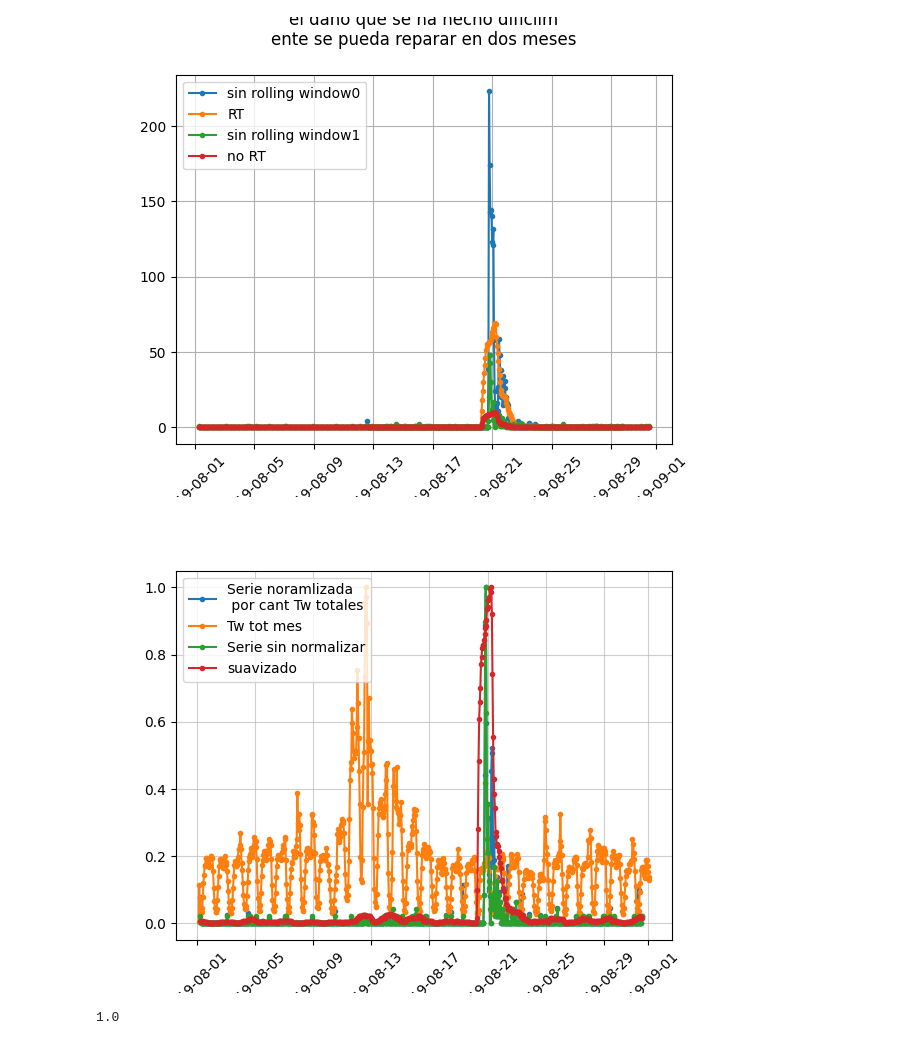
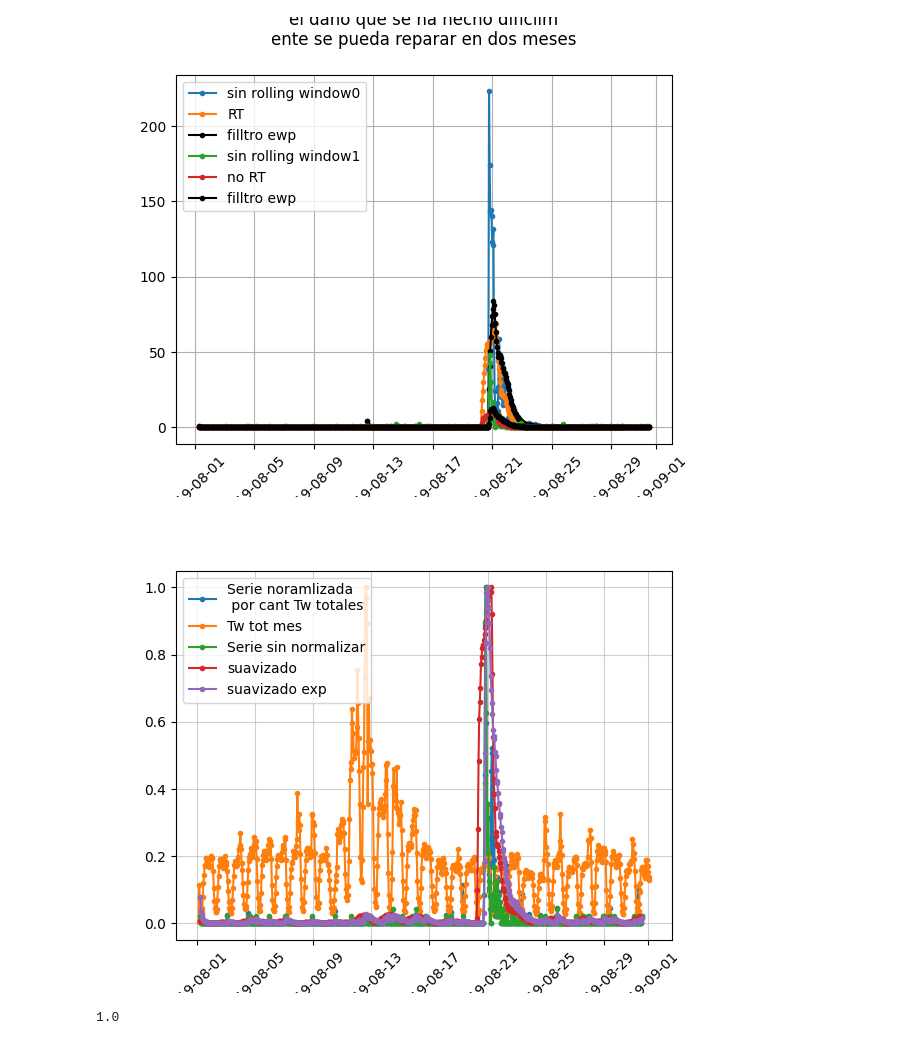
Before and after one commit to Ale-Mildiner/Tesis, a Jupyter notebook: Base_Twitter/Series_Temporales_NUEVO.ipynb, the cells around one changed output. Drawn from its saved outputs; the diff is of its cells as text; code cells hidden in the pictures.

Commit message:
modifciacion de grafico totl por mes, y agrego un filtro exponensial a los datos como suavizado en series temporales NUEVO

```diff
--- a/Base_Twitter/Series_Temporales_NUEVO.ipynb
+++ b/Base_Twitter/Series_Temporales_NUEVO.ipynb
@@ -27,38 +27,40 @@ df_clus_completo['Fecha'] = pd.to_datetime(df_clus_completo['Fecha'], format='%a
 #df_clus_completo['HorasDesdeInicio'] = (df_clus_completo['Fecha'] - df_clus_completo['Fecha'].min()).dt.total_seconds() / 3600
 
 categoria = 'RT'
 
 df_categoria_true = df_clus_completo[df_clus_completo[categoria] == True]
 df_categoria_false = df_clus_completo[df_clus_completo[categoria] == False]
 
 df_categoria = [df_categoria_true, df_categoria_false]
 labels = [categoria, 'no '+categoria]
 
 plt.figure()
 firstpart, secondpart = citas[index][:len(citas[index])//2], citas[index][len(citas[index])//2:]
 plt.title(firstpart+'\n'+secondpart)
 for i, df1 in enumerate(df_categoria):
     df = df1.copy()
     df_index = df.set_index('Fecha')
     df_count_hora = df_index.resample('1H').count()
     plt.plot(df_count_hora.index, df_count_hora['Tweets'], label = 'sin rolling window'+str(i), marker = '.') #Test comparation
     df_suavizado = df_count_hora.rolling('1D', center = True).mean()
+    df_suavizado_2 = df_count_hora.ewm( alpha = 0.1).mean()
+
     plt.plot(df_suavizado.index, df_suavizado['Tweets'], label = labels[i], marker = '.', linestyle = 'solid')
+    plt.plot(df_suavizado_2.index, df_suavizado_2['Tweets'], label = 'filltro ewp', marker = '.', linestyle = 'solid', color = 'k')
 
 
 plt.legend()
 plt.grid(0.7)
 
 plt.xticks(rotation=45)
 #plt.xticks(pd.date_range(start=df_clus_completo['Fecha'].min(), end=df_clus_completo['Fecha'].max(), freq='12H'), labels= (np.arange(df_clus_completo['HorasDesdeInicio'].min(), df_clus_completo['HorasDesdeInicio'].max(), 12)-288))
 #plt.xlim([datetime(2019, 8, 3), datetime(2019, 8, 7)])
 plt.show()
 # %% [output]
-[figure, old version]
+[figure, new version]
 # %%
 merged = pd.merge(df_count_hora, cant_tot, left_index=True, right_index=True)
 
-rango  = 0.5
 merged['resta'] = merged['Tweets']/(merged['Cuentas_Tot']/max(merged['Cuentas_Tot']))
 #merged['resta'] = merged['Tweets']/(((merged['Cuentas_Tot']/max(merged['Cuentas_Tot']))*0.5)+0.5)
 plt.figure()
@@ -67,6 +69,8 @@ plt.plot(merged.index, merged['resta']/max(merged['resta']), marker = '.', lines
 plt.plot(cant_tot.index, cant_tot['Cuentas_Tot']/max(cant_tot['Cuentas_Tot']), marker = '.', linestyle = 'solid', label = 'Tw tot mes')
 plt.plot(df_count_hora.index, df_count_hora['Tweets']/max(df_count_hora['Tweets']), marker = '.', linestyle = 'solid', label = 'Serie sin normalizar')
 plt.plot(df_suavizado.index, df_suavizado['Tweets']/max(df_suavizado['Tweets']), marker = '.', linestyle = 'solid', label = 'suavizado')
+plt.plot(df_suavizado_2.index, df_suavizado_2['Tweets']/max(df_suavizado_2['Tweets']), marker = '.', linestyle = 'solid', label = 'suavizado exp')
+
 plt.xticks(rotation = 45)
 plt.legend()
 plt.grid(alpha = 0.6)
@@ -76,7 +80,7 @@ plt.show()
 # aa = pd.DataFrame(df_count_hora['Tweets'])
 # cant_tot
 # %% [output]
-[figure, old version]
+[figure, new version]
 # %%
 max(((merged['Cuentas_Tot']/max(merged['Cuentas_Tot']))*0.5)+0.5)
 # %% [output]
```
Also changed, not shown: 1 other file.
